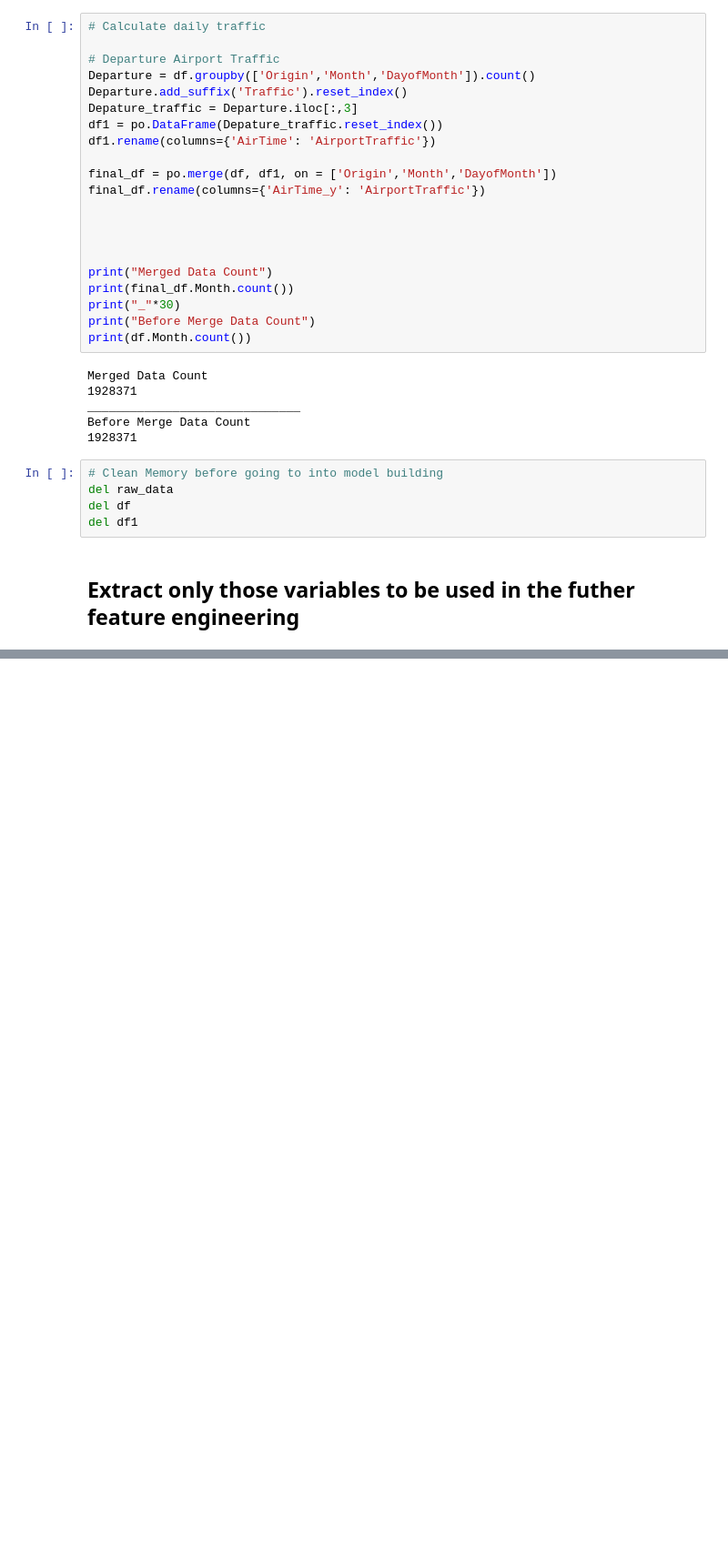
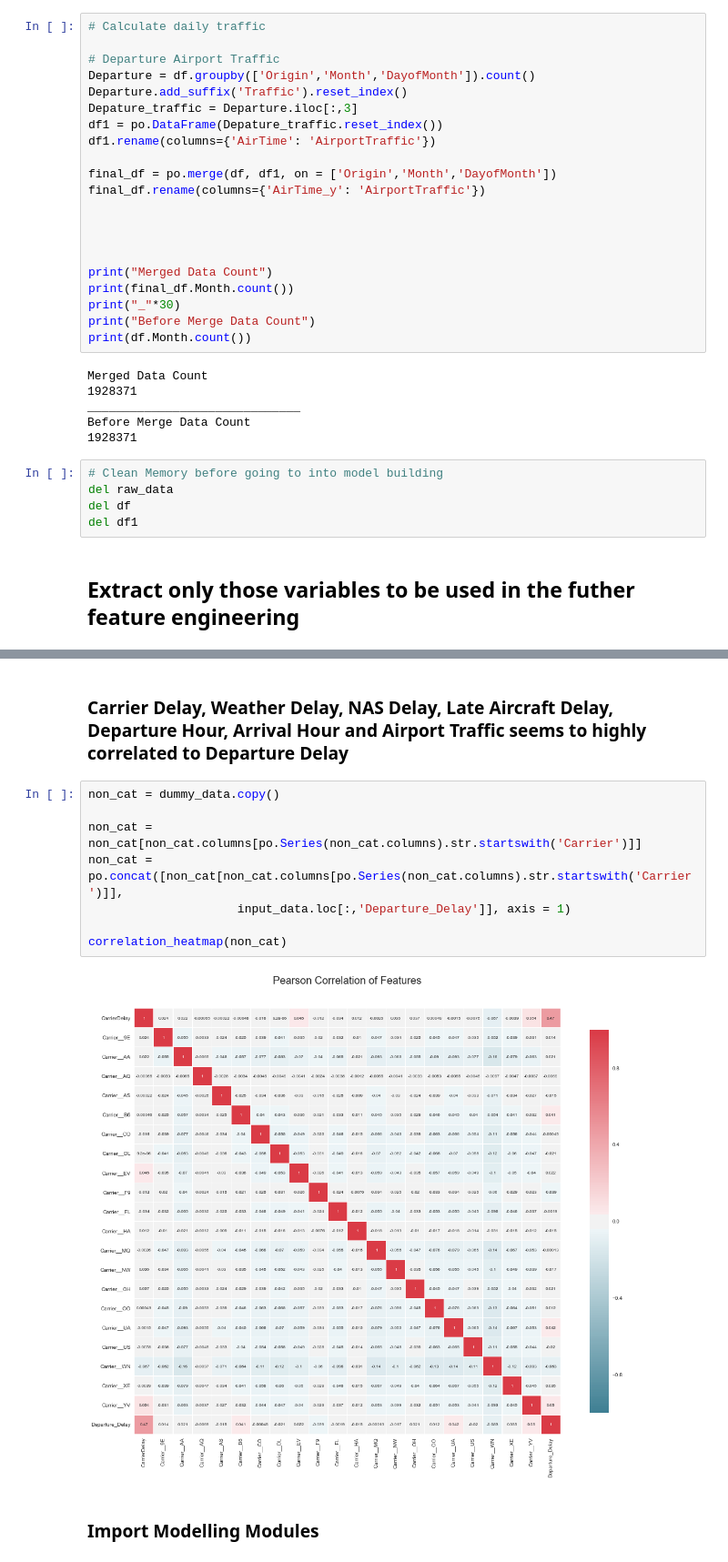
Before and after one commit to rxxor/AirlineDelay, a Jupyter notebook: Airline Delay.ipynb, the cells around one changed output, grey strips where cells are left out. Shown: that part at 91% size. Drawn from its saved outputs; the diff is of its cells as text; blank space fills up the shorter version.

```diff
--- a/Airline Delay.ipynb
+++ b/Airline Delay.ipynb
@@ -279,0 +306,14 @@ memory usage: 1.5+ GB
+# %% [markdown]
+### Carrier Delay, Weather Delay, NAS Delay, Late Aircraft Delay, Departure Hour, Arrival Hour and Airport Traffic seems to highly correlated to Departure Delay
+# %%
+non_cat = dummy_data.copy()
+
+non_cat = non_cat[non_cat.columns[po.Series(non_cat.columns).str.startswith('Carrier')]]
+non_cat = po.concat([non_cat[non_cat.columns[po.Series(non_cat.columns).str.startswith('Carrier')]],
+                     input_data.loc[:,'Departure_Delay']], axis = 1)
+
+correlation_heatmap(non_cat)
+# %% [output]
+[figure, added]
+# %% [markdown]
+### Import Modelling Modules
```
Also changed, not shown: parts of 6 cells of this notebook.
